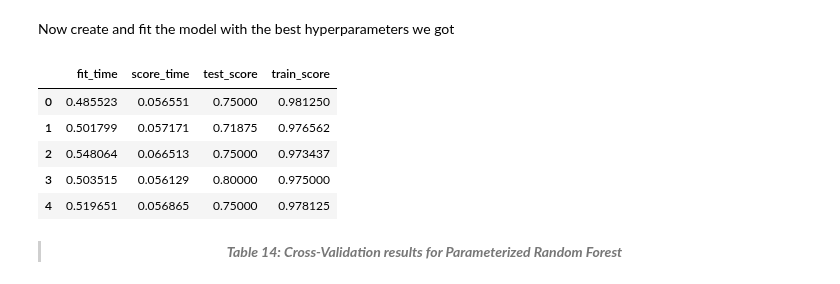
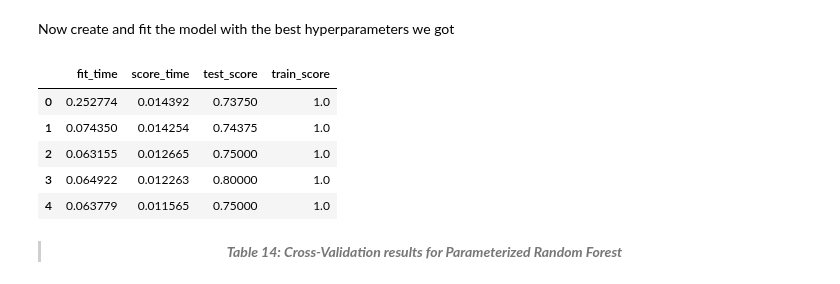
Before and after one commit to jjadeb/DSCI310_Group-12_Credit-Risk-Classification, a Jupyter notebook: reports/credit_risk_analysis.ipynb, the cells around one changed output. Saved outputs shown, nothing was run; the diff lists cells and outputs as text; code cells hidden in the pictures.

```diff
--- a/reports/credit_risk_analysis.ipynb
+++ b/reports/credit_risk_analysis.ipynb
@@ -544,20 +547,20 @@ Now create and fit the model with the best hyperparameters we got
 # %%
 # Creating the model with best hyperparameter and assessing scores
 rf_parameterised = RandomForestClassifier(
-            n_estimators = 250,
-            max_depth = 10,
+            n_estimators = best_params['n_estimators'],
+            max_depth = best_params['max_depth'],
             n_jobs=-1,
             random_state=123)
 
 scores_rf_parameterised =cross_validate(rf_parameterised, X_train, y_train, return_train_score=True)
 pd.DataFrame(scores_rf_parameterised)
 # %% [output]
 |  | fit_time | score_time | test_score | train_score |
-| 0 | 0.485523 | 0.056551 | 0.75000 | 0.981250 |
-| 1 | 0.501799 | 0.057171 | 0.71875 | 0.976562 |
-| 2 | 0.548064 | 0.066513 | 0.75000 | 0.973437 |
-| 3 | 0.503515 | 0.056129 | 0.80000 | 0.975000 |
-| 4 | 0.519651 | 0.056865 | 0.75000 | 0.978125 |
+| 0 | 0.252774 | 0.014392 | 0.73750 | 1.0 |
+| 1 | 0.074350 | 0.014254 | 0.74375 | 1.0 |
+| 2 | 0.063155 | 0.012665 | 0.75000 | 1.0 |
+| 3 | 0.064922 | 0.012263 | 0.80000 | 1.0 |
+| 4 | 0.063779 | 0.011565 | 0.75000 | 1.0 |
 # %% [markdown]
 > <center><b><i>Table 14: Cross-Validation results for Parameterized Random Forest</i></b></center>
 # %% [markdown]
```
Also changed, not shown: parts of 12 cells of this notebook, 1 other file.
